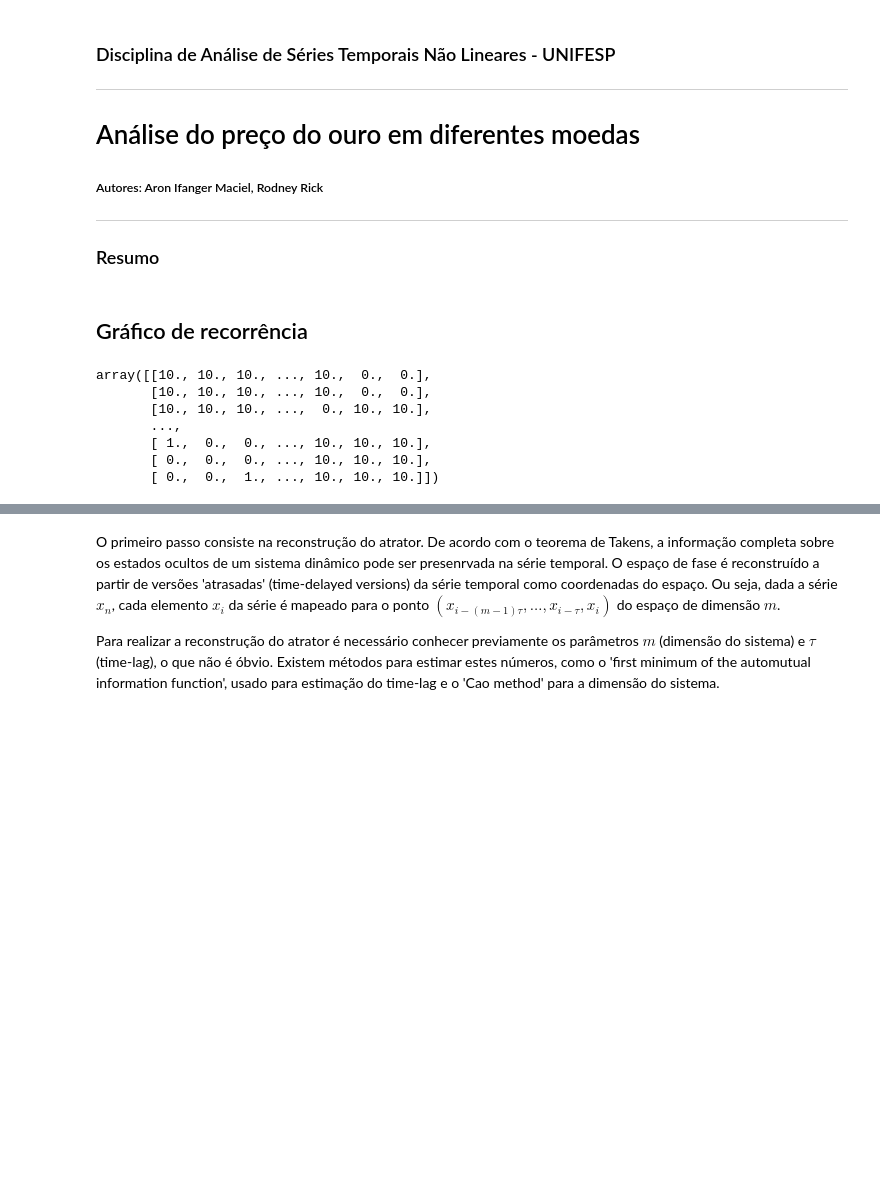
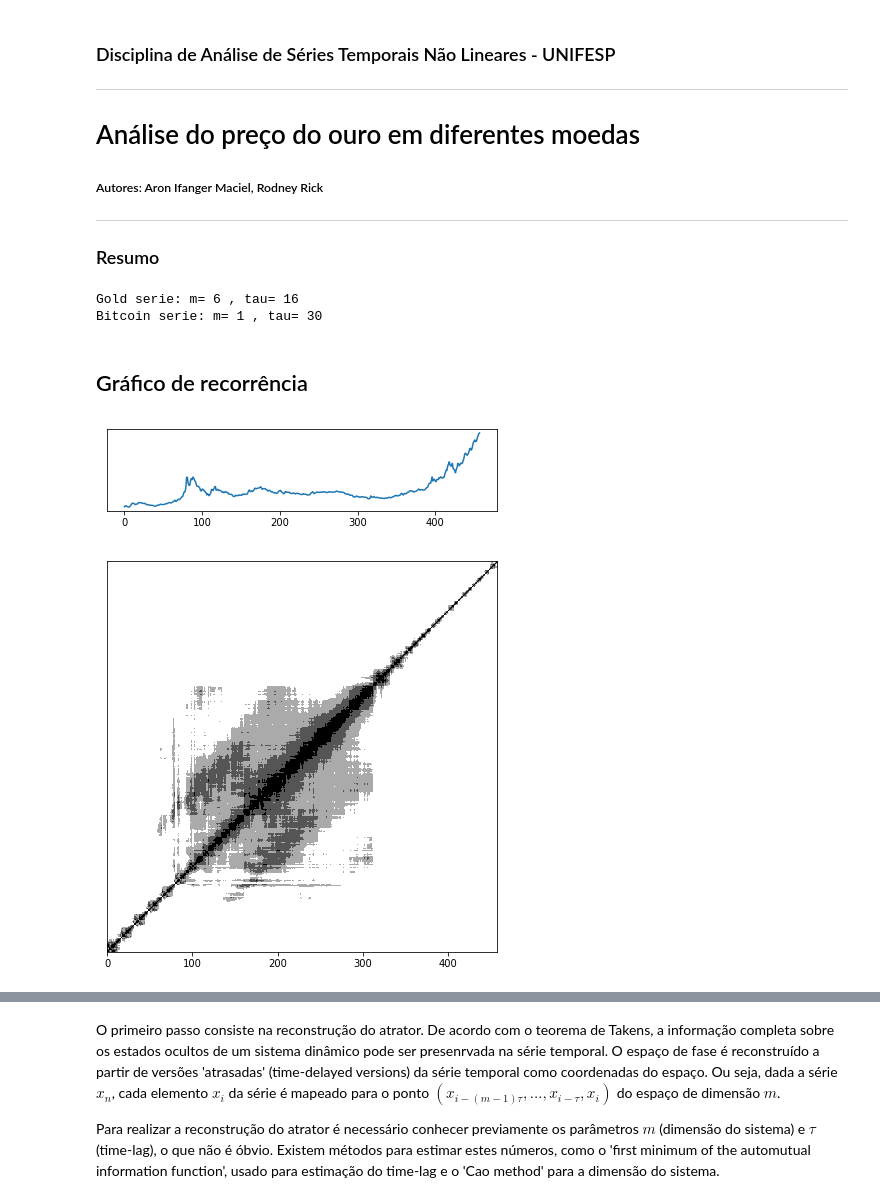
Before and after one commit to aronifanger/nltsa_app, a Jupyter notebook: notebooks/Relatório da análise de séries temporais não lineares.ipynb, the cells around one changed output, grey strips where cells are left out. Saved outputs shown, nothing was run; the diff lists cells and outputs as text; code cells hidden in the pictures; blank space fills up the shorter version.

```diff
--- a/notebooks/Relatório da análise de séries temporais não lineares.ipynb
+++ b/notebooks/Relatório da análise de séries temporais não lineares.ipynb
@@ -21,46 +25,79 @@ bitcoin_usd = pd.read_csv("bitcoin_usd.csv")
+# %%
+import lyapunov_support as lyap
+
+
+taug = lyap.find_lag(serie_gold)
+mg = lyap.get_dim(serie_gold, taug)
+
+taub = lyap.find_lag(serie_bitc)
+mb = lyap.get_dim(serie_bitc, taub)
+
+print("Gold serie: m=", mg, ", tau=", taug)
+print("Bitcoin serie: m=", mb, ", tau=", taub)
+# %% [output]
+Gold serie: m= 6 , tau= 16
+Bitcoin serie: m= 1 , tau= 30
+# %%
+import nltsa_functions as nlts
+
+emb_serie_gold = nlts.psr(serie_gold, m=mg, tau=taug)
+emb_serie_bitc = nlts.psr(serie_bitc, m=mb, tau=taub)
 # %% [markdown]
 ## Gráfico de recorrência
 # %%
-#import pylab as plt
+#%%writefile -a "nltsa_functions.py"
+
+
 import numpy as np
 from matplotlib import pyplot as plt
 from matplotlib import gridspec
 import math
+from numpy.matlib import repmat, repeat
 
-def rec_plot(s, eps=None, steps=None):
+def distMatrix(points):
+    numPoints = len(points)
+    distMat = np.sqrt(np.sum((repmat(points, numPoints, 1) - repeat(points, numPoints, axis=0))**2, axis=1))
+    return distMat.reshape((numPoints,numPoints))
+
+def rec_data(serie, eps=None, steps=None):
 
     """
     Função para plotar gráficos de recorrência
     """
 
     if eps==None: eps=0.01
     if steps==None: steps=10
-    N = s.size
-    S = np.repeat(s[None,:], N, axis=0)
-    Z = np.floor(np.abs(S-S.T)/eps)
+    Z = np.floor(distMatrix(serie)/eps)
     Z[Z>steps] = steps
 
     return Z[::-1,:]
 
 def plot_graph(s, f=rec_plot, eps=None, steps=None):
     fig = plt.figure(figsize=(8, 8))
     gs = gridspec.GridSpec(2, 1, height_ratios=[1, 4])
     ax1 = plt.subplot(gs[0])
     ax2 = plt.subplot(gs[1])
     ax1.plot(s)
     ax2.imshow(f(s, eps=eps, steps=steps), cmap='gray')
     plt.show()
 
 
 def plot_rec(ax, s, f=rec_plot, eps=None, steps=None):
     ax.imshow(f(s, eps=eps, steps=steps), cmap='gray')
+
+import matplotlib.pyplot as plt
+
+def rec_plot(serie):
+    plt.figure(figsize=(7,1.5))
+    ax = plt.plot(serie[0])
+    plt.yticks([])
+    plt.show()
+    plt.figure(figsize=(7,10))
+    plt.imshow(rec_data(serie.T, eps=70, steps=3), cmap='gray')
+    plt.yticks([])
+    plt.show()
+
+rec_plot(emb_serie_gold)
+# %% [output]
+[figure, added]
+[figure, added]
-# %%
-rec_plot(gold_usd.price[280:], eps=5)
-# %% [output]
-array([[10., 10., 10., ..., 10.,  0.,  0.],
-       [10., 10., 10., ..., 10.,  0.,  0.],
-       [10., 10., 10., ...,  0., 10., 10.],
-       ...,
-       [ 1.,  0.,  0., ..., 10., 10., 10.],
-       [ 0.,  0.,  0., ..., 10., 10., 10.],
-       [ 0.,  0.,  1., ..., 10., 10., 10.]])
```
Also changed, not shown: parts of 15 cells of this notebook, 5 other files.
